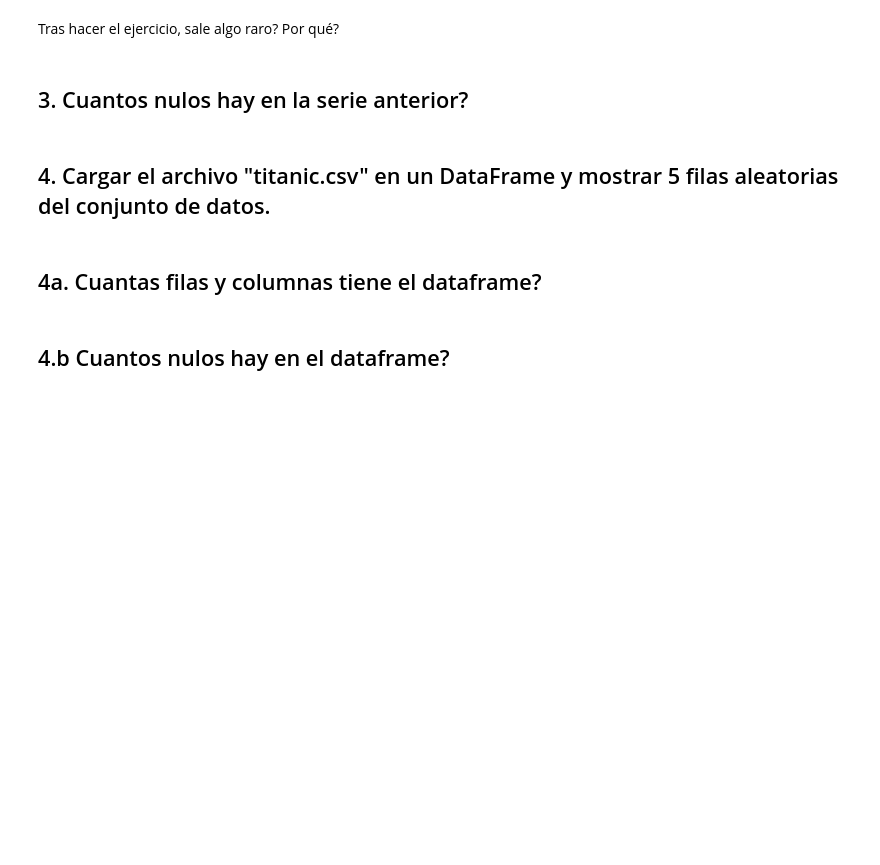
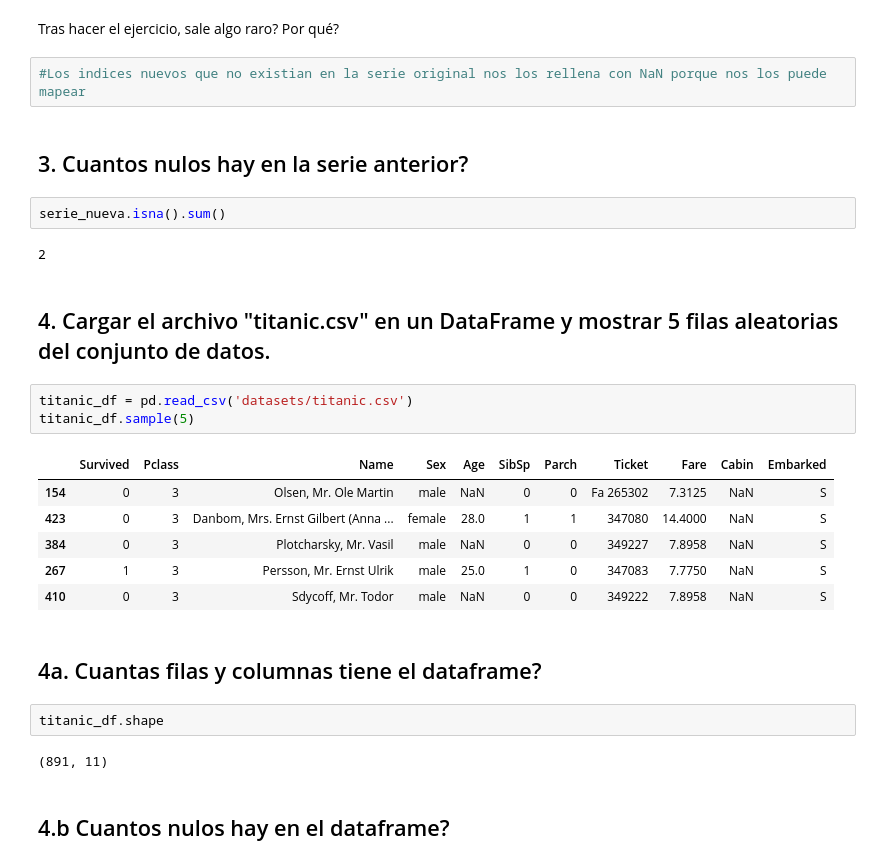
Before and after one commit to LuKaO13/Apuntes, a Jupyter notebook: ejercicios_pandas_4.ipynb, the cells around one changed output. Saved outputs shown, nothing was run; the diff lists cells and outputs as text; blank space fills up the shorter version.

```diff
--- a/ejercicios_pandas_4.ipynb
+++ b/ejercicios_pandas_4.ipynb
@@ -14,10 +40,30 @@ nombres = ['Wilmer', 'Lucas', 'Manu']
 # %% [markdown]
 Tras hacer el ejercicio, sale algo raro? Por qué?
+# %%
+#Los indices nuevos que no existian en la serie original nos los rellena con NaN porque nos los puede mapear
 # %% [markdown]
 ## 3. Cuantos nulos hay en la serie anterior?
+# %%
+serie_nueva.isna().sum()
+# %% [output]
+2
 # %% [markdown]
 ## 4. Cargar el archivo "titanic.csv" en un DataFrame y mostrar 5 filas aleatorias del conjunto de datos.
+# %%
+titanic_df = pd.read_csv('datasets/titanic.csv')
+titanic_df.sample(5)
+# %% [output]
+|  | Survived | Pclass | Name | Sex | Age | SibSp | Parch | Ticket | Fare | Cabin | Embarked |
+| 154 | 0 | 3 | Olsen, Mr. Ole Martin | male | NaN | 0 | 0 | Fa 265302 | 7.3125 | NaN | S |
+| 423 | 0 | 3 | Danbom, Mrs. Ernst Gilbert (Anna ... | female | 28.0 | 1 | 1 | 347080 | 14.4000 | NaN | S |
+| 384 | 0 | 3 | Plotcharsky, Mr. Vasil | male | NaN | 0 | 0 | 349227 | 7.8958 | NaN | S |
+| 267 | 1 | 3 | Persson, Mr. Ernst Ulrik | male | 25.0 | 1 | 0 | 347083 | 7.7750 | NaN | S |
+| 410 | 0 | 3 | Sdycoff, Mr. Todor | male | NaN | 0 | 0 | 349222 | 7.8958 | NaN | S |
 # %% [markdown]
 ## 4a. Cuantas filas y columnas tiene el dataframe?
+# %%
+titanic_df.shape
+# %% [output]
+(891, 11)
 # %% [markdown]
 ## 4.b Cuantos nulos hay en el dataframe?
```
Also changed, not shown: parts of 47 cells of this notebook, 2 other files.
